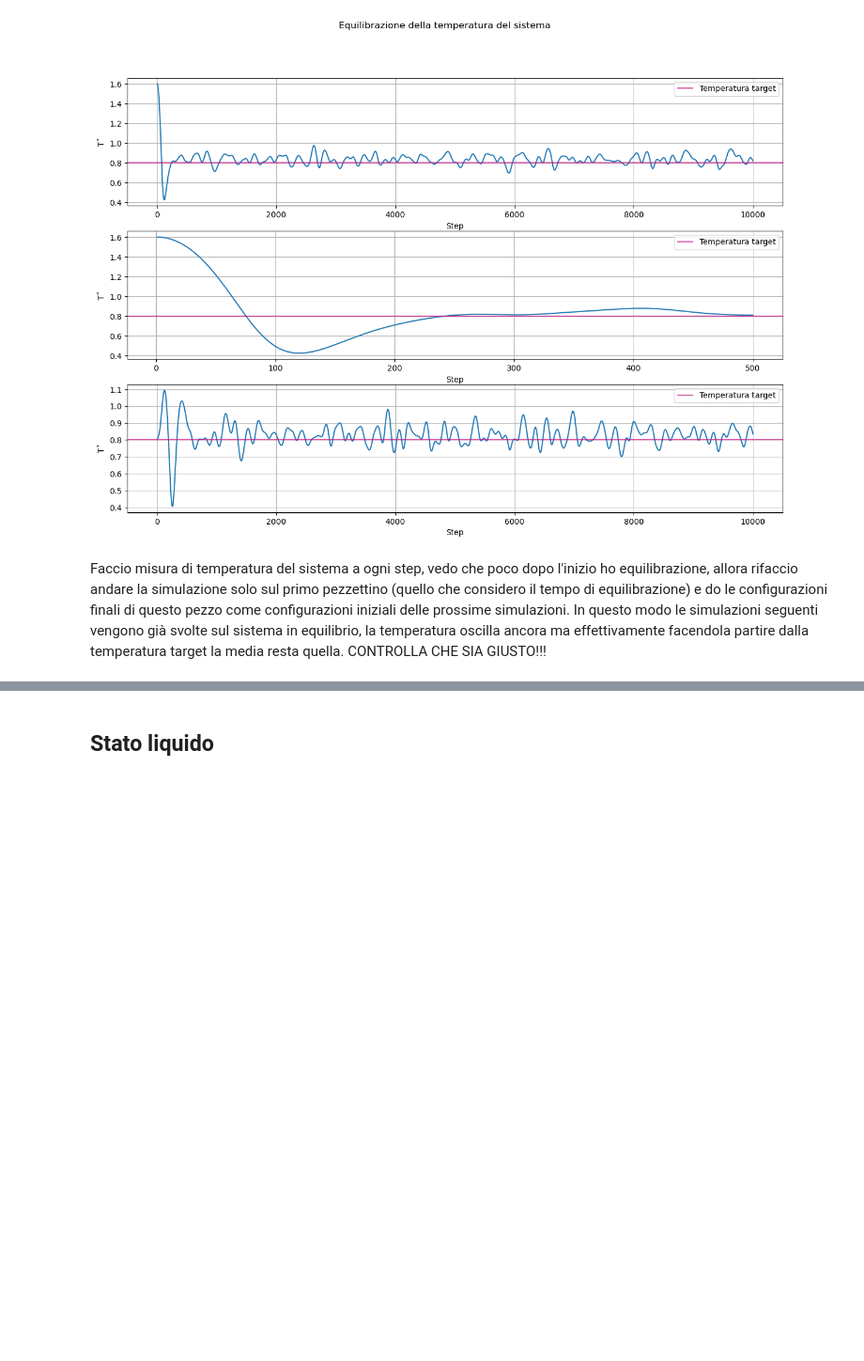
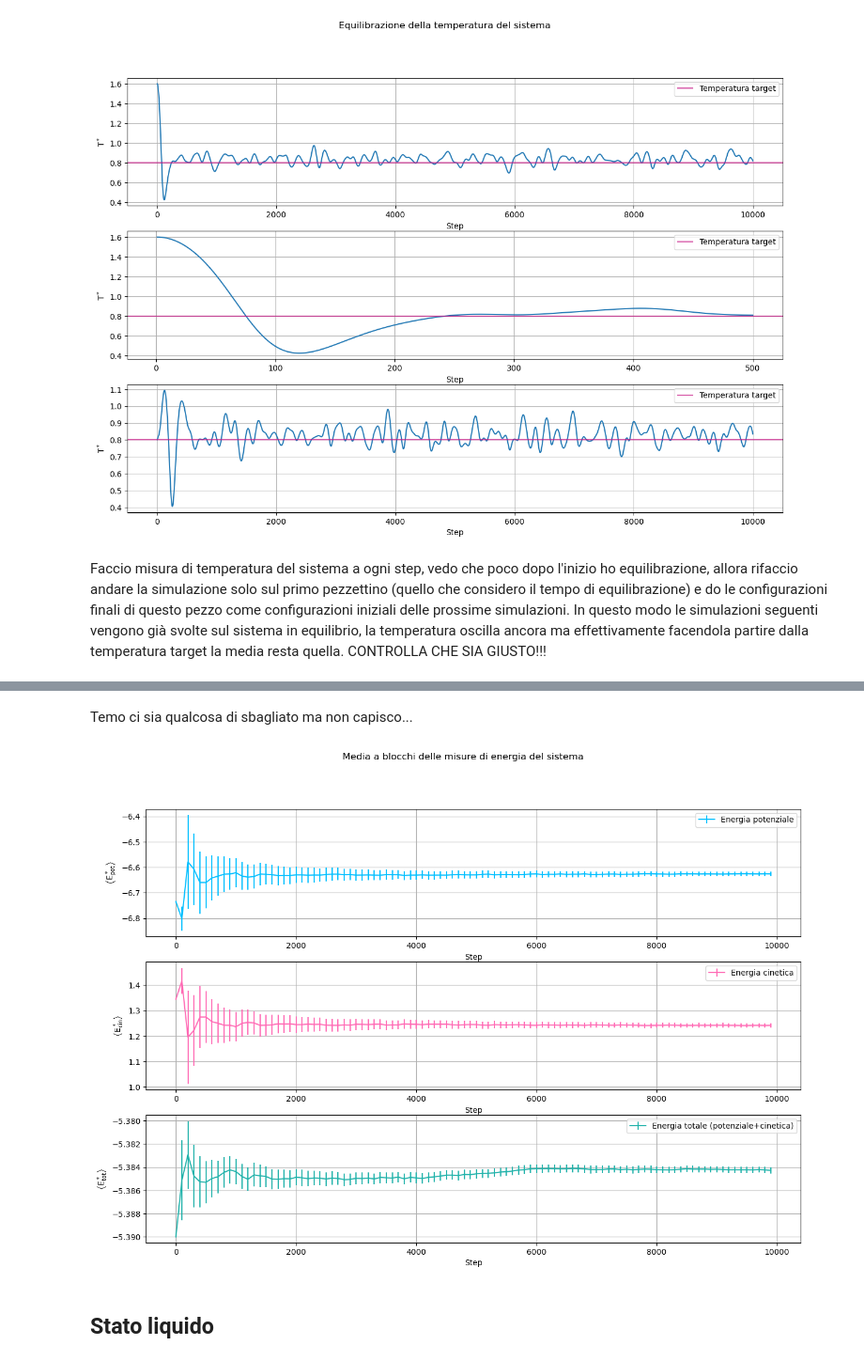
Before and after one commit to angela-bonato/LaboratorioSimulazioneNumerica, a Jupyter notebook: Esercitazione4/Esercitazione4.ipynb, the cells around one changed output, grey strips where cells are left out. Shown at 94% size. Saved outputs shown, nothing was run; the diff lists cells and outputs as text; code cells hidden in the pictures; blank space fills up the shorter version.

```diff
--- a/Esercitazione4/Esercitazione4.ipynb
+++ b/Esercitazione4/Esercitazione4.ipynb
@@ -54,3 +79,34 @@ Faccio misura di temperatura del sistema a ogni step, vedo che poco dopo l'inizi
+# %% [markdown]
+Temo ci sia qualcosa di sbagliato ma non capisco...
+# %%
+solPens, solPenErrs=np.loadtxt("SolidState/potential_energy.dat", usecols=(2, 3),  unpack="true")  #vettore delle ordinate dei punti plottati
+solKens, solKenErrs=np.loadtxt("SolidState/kinetic_energy.dat", usecols=(2, 3),  unpack="true")  #vettore delle ordinate dei punti plottati
+solTens, solTenErrs=np.loadtxt("SolidState/total_energy.dat", usecols=(2, 3),  unpack="true")  #vettore delle ordinate dei punti plottati
+
+sefig ,(seplt1, seplt2, seplt3) = plt.subplots(3, 1, figsize=(15, 10))
+
+seplt1.errorbar(xblocks, solPens, yerr=solPenErrs, label="Energia potenziale", color="deepskyblue")
+seplt1.set_xlabel("Step")
+seplt1.set_ylabel(r"$\left<\mathrm{E_{pot}^*}\right>$")
+seplt1.legend()
+seplt1.grid(True)
+
+seplt2.errorbar(xblocks, solKens, yerr=solKenErrs, label="Energia cinetica", color="hotpink")
+seplt2.set_xlabel("Step")
+seplt2.set_ylabel(r"$\left<\mathrm{E_{cin}^*}\right>$")
+seplt2.legend()
+seplt2.grid(True)
+
+seplt3.errorbar(xblocks, solTens, yerr=solTenErrs, label="Energia totale (potenziale+cinetica)", color="lightseagreen")
+seplt3.set_xlabel("Step")
+seplt3.set_ylabel(r"$\left<\mathrm{E_{tot}^*}\right>$")
+seplt3.legend()
+seplt3.grid(True)
+
+sefig.suptitle("Media a blocchi delle misure di energia del sistema")
+plt.show()
+# %% [output]
+[figure, added]
 # %% [markdown]
 ## Stato liquido
 # %%
```
Also changed, not shown: parts of 6 cells of this notebook, 35 other files.
